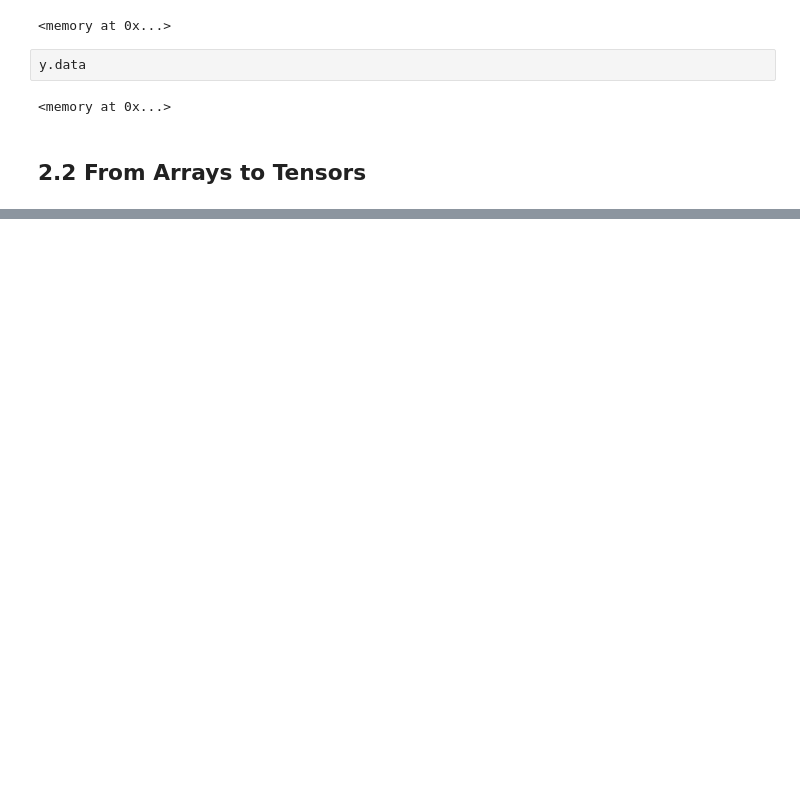
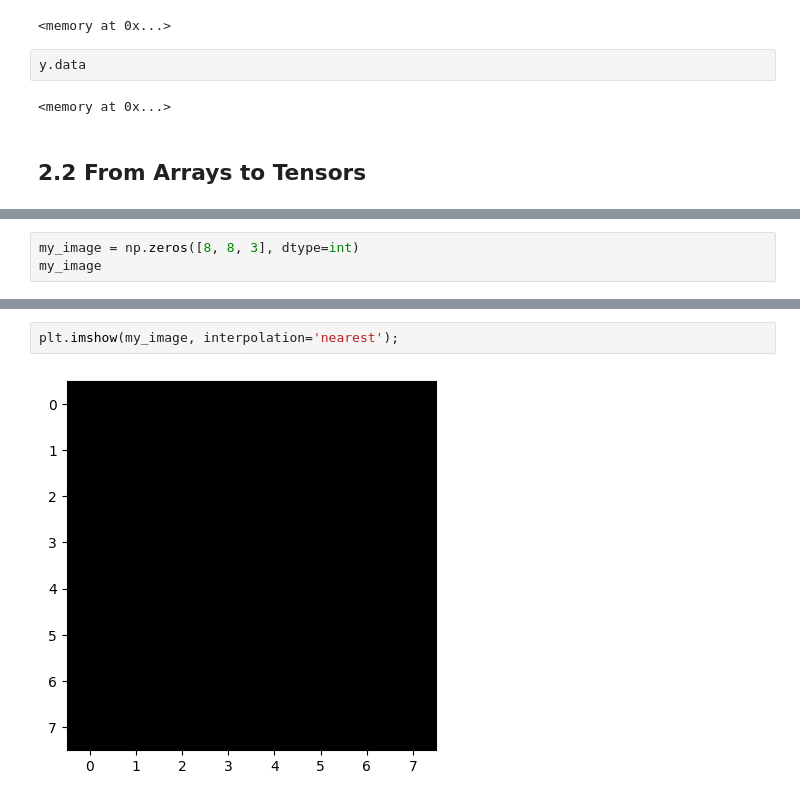
Before and after one commit to PaulToronto/TensorFlow-Deep-Dive---Course, a Jupyter notebook: Module_2_Building_Machine_Learning_Models_with_TensorFlow.ipynb, the cells around one changed output, grey strips where cells are left out. Cells and saved outputs as stored; diff of their text form; blank space fills up the shorter version.

```diff
--- a/Module_2_Building_Machine_Learning_Models_with_TensorFlow.ipynb
+++ b/Module_2_Building_Machine_Learning_Models_with_TensorFlow.ipynb
@@ -61,0 +74,3 @@ y.data
+# %%
+my_image = np.zeros([8, 8, 3], dtype=int)
+my_image
@@ -61,0 +95,4 @@ y.data
+# %%
+plt.imshow(my_image, interpolation='nearest');
+# %% [output]
+[figure, added]
```
Also changed, not shown: parts of 46 cells of this notebook.
